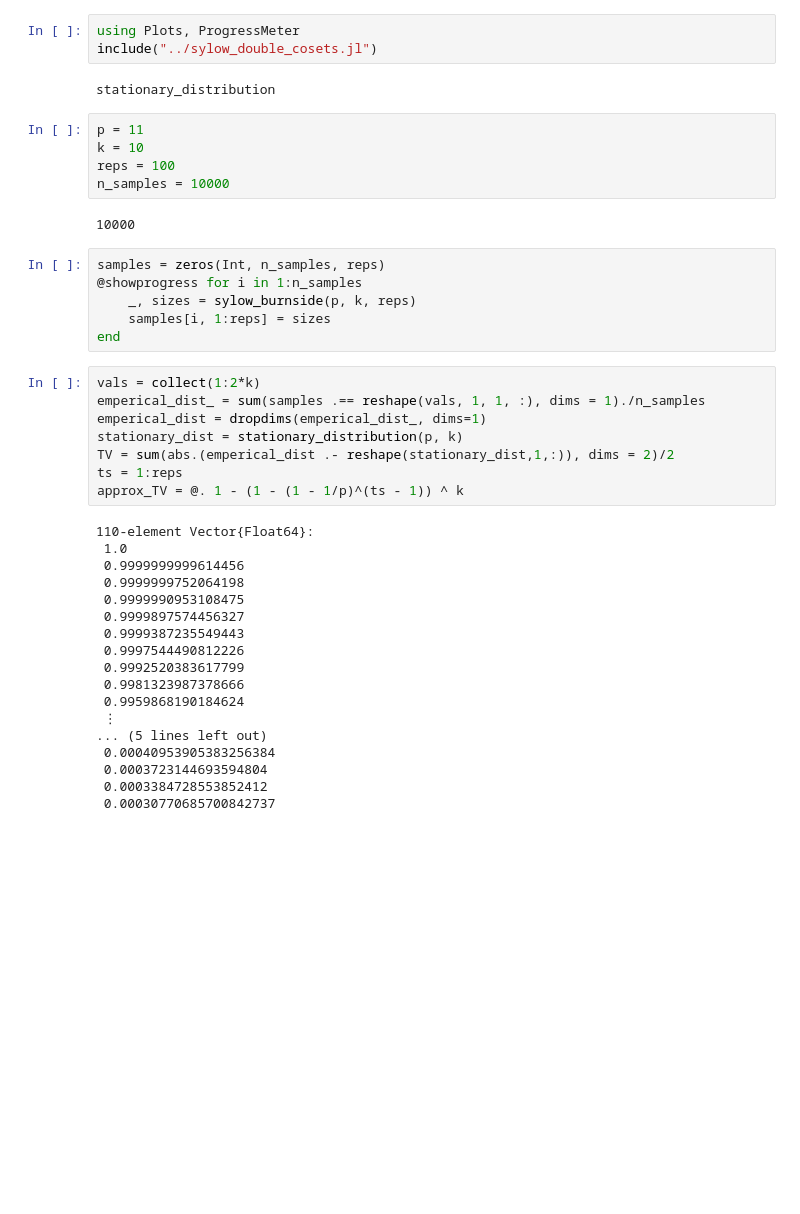
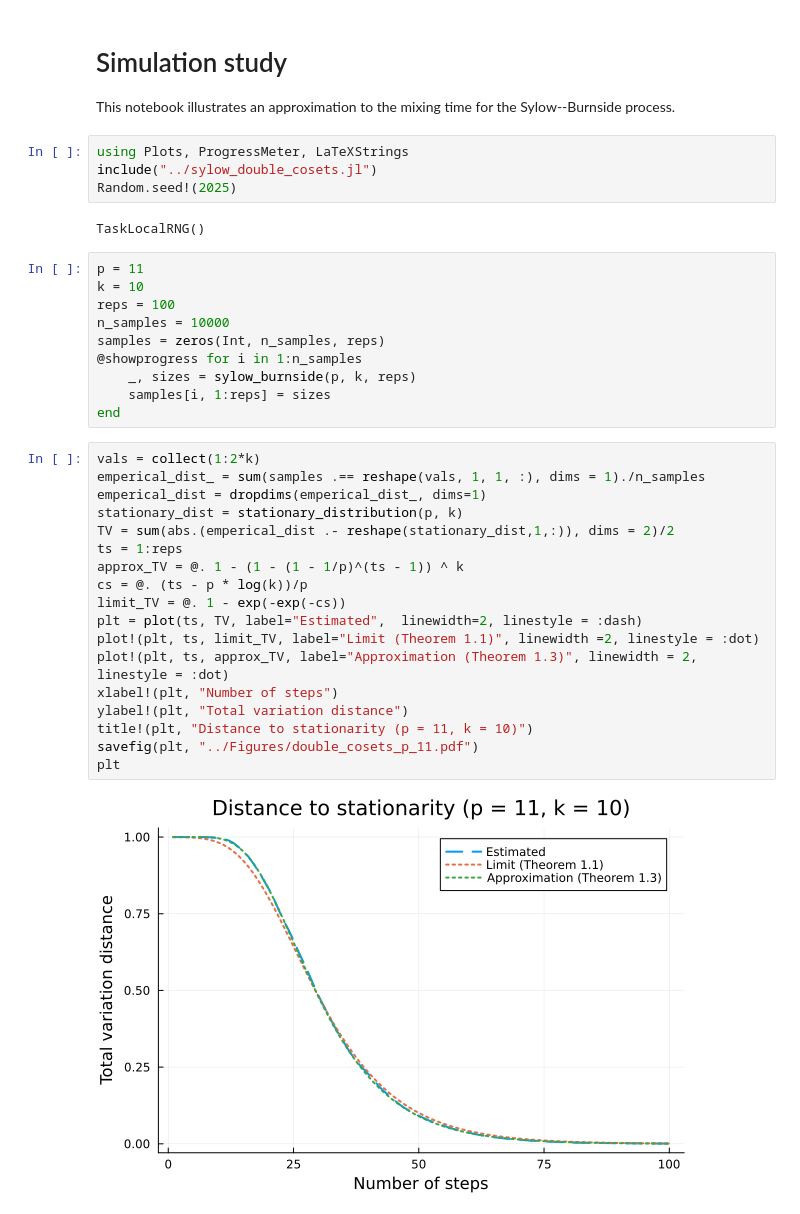
Before and after one commit to Michael-Howes/BurnsideProcess, a Jupyter notebook: Examples/sylow_double_cosets_example.ipynb, the cells around one changed output. Drawn from its saved outputs; the diff is of its cells as text; blank space fills up the shorter version.

Commit message:
add figures

```diff
--- a/Examples/sylow_double_cosets_example.ipynb
+++ b/Examples/sylow_double_cosets_example.ipynb
@@ -1,45 +1,41 @@
+# %% [markdown]
+# Simulation study
+
+This notebook illustrates an approximation to the mixing time for the Sylow--Burnside process.
 # %%
-using Plots, ProgressMeter
+using Plots, ProgressMeter, LaTeXStrings
 include("../sylow_double_cosets.jl")
+Random.seed!(2025)
 # %% [output]
-stationary_distribution
+TaskLocalRNG()
 # %%
 p = 11
 k = 10
 reps = 100
 n_samples = 10000
+samples = zeros(Int, n_samples, reps)
+@showprogress for i in 1:n_samples
+    _, sizes = sylow_burnside(p, k, reps)
+    samples[i, 1:reps] = sizes
+end
-# %% [output]
-10000
 # %%
-samples = zeros(Int, n_samples, reps)
-@showprogress for i in 1:n_samples
-    _, sizes = sylow_burnside(p, k, reps)
-    samples[i, 1:reps] = sizes
-end
+vals = collect(1:2*k)
+emperical_dist_ = sum(samples .== reshape(vals, 1, 1, :), dims = 1)./n_samples
+emperical_dist = dropdims(emperical_dist_, dims=1)
+stationary_dist = stationary_distribution(p, k)
+TV = sum(abs.(emperical_dist .- reshape(stationary_dist,1,:)), dims = 2)/2
+ts = 1:reps
+approx_TV = @. 1 - (1 - (1 - 1/p)^(ts - 1)) ^ k
+cs = @. (ts - p * log(k))/p
+limit_TV = @. 1 - exp(-exp(-cs))
+plt = plot(ts, TV, label="Estimated",  linewidth=2, linestyle = :dash)
+plot!(plt, ts, limit_TV, label="Limit (Theorem 1.1)", linewidth =2, linestyle = :dot)
+plot!(plt, ts, approx_TV, label="Approximation (Theorem 1.3)", linewidth = 2, linestyle = :dot)
+xlabel!(plt, "Number of steps")
+ylabel!(plt, "Total variation distance")
+title!(plt, "Distance to stationarity (p = 11, k = 10)")
+savefig(plt, "../Figures/double_cosets_p_11.pdf")
+plt
+# %% [output]
+[figure, added]
-# %%
-vals = collect(1:2*k)
-emperical_dist_ = sum(samples .== reshape(vals, 1, 1, :), dims = 1)./n_samples
-emperical_dist = dropdims(emperical_dist_, dims=1)
-stationary_dist = stationary_distribution(p, k)
-TV = sum(abs.(emperical_dist .- reshape(stationary_dist,1,:)), dims = 2)/2
-ts = 1:reps
-approx_TV = @. 1 - (1 - (1 - 1/p)^(ts - 1)) ^ k
-# %% [output]
-110-element Vector{Float64}:
- 1.0
- 0.9999999999614456
- 0.9999999752064198
- 0.9999990953108475
- 0.9999897574456327
- 0.9999387235549443
- 0.9997544490812226
- 0.9992520383617799
- 0.9981323987378666
- 0.9959868190184624
- ⋮
-... (5 lines left out)
- 0.00040953905383256384
- 0.0003723144693594804
- 0.0003384728553852412
- 0.00030770685700842737
 # %%
```
Also changed, not shown: parts of 2 cells of this notebook, 2 other files.
